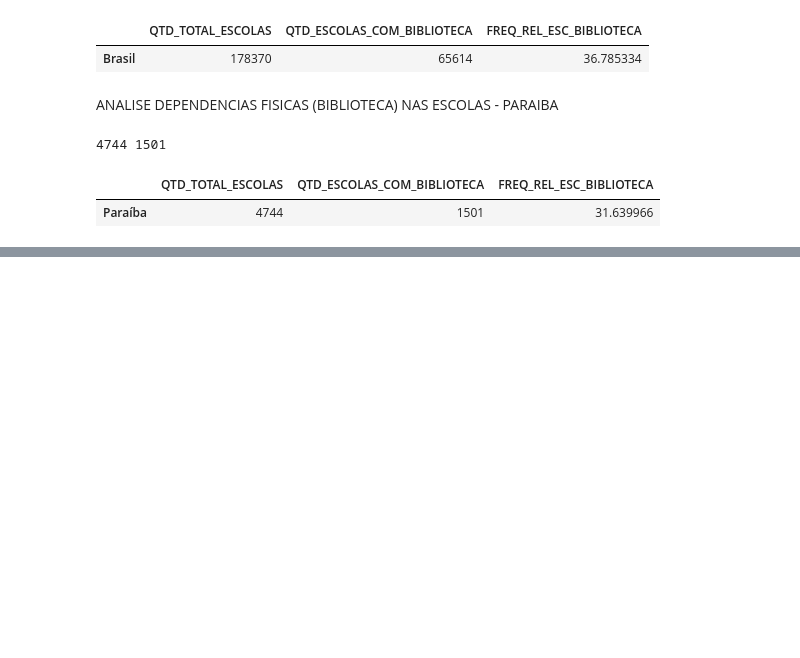
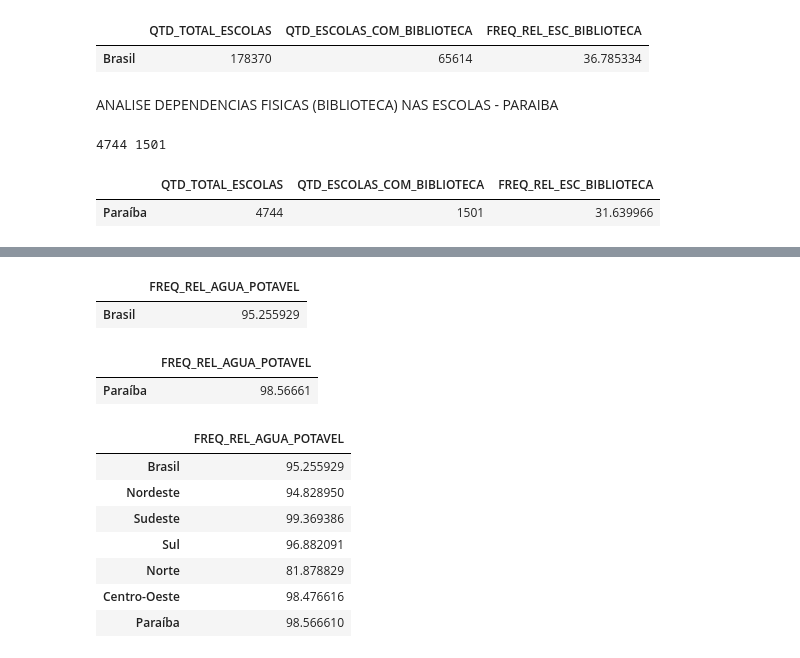
Before and after one commit to analluvias/dashboard, a Jupyter notebook: dashboard.ipynb, the cells around one changed output, grey strips where cells are left out. Drawn from its saved outputs; the diff is of its cells as text; code cells hidden in the pictures; blank space fills up the shorter version.

```diff
--- a/dashboard.ipynb
+++ b/dashboard.ipynb
@@ -591,0 +628,4 @@ dados_escolas_bib_pb
+# %%
+relaguareg = hfreq_agua["FREQ_REL_AGUA_POTAVEL"]
+relaguareg = pd.DataFrame(relaguareg)
+relaguareg
@@ -591,0 +639,27 @@ dados_escolas_bib_pb
+# %%
+relaguabr = dados_escolas_agua_brasil["FREQ_REL_AGUA_POTAVEL"]
+relaguabr = pd.DataFrame(relaguabr)
+relaguabr
+# %% [output]
+|  | FREQ_REL_AGUA_POTAVEL |
+| Brasil | 95.255929 |
+# %%
+relaguapb = dados_escolas_agua_pb["FREQ_REL_AGUA_POTAVEL"]
+relaguapb = pd.DataFrame(relaguapb)
+relaguapb
+# %% [output]
+|  | FREQ_REL_AGUA_POTAVEL |
+| Paraíba | 98.56661 |
+# %%
+freq_rel_agua_geral = relaguabr.append(relaguareg)
+freq_rel_agua_geral = freq_rel_agua_geral.append(relaguapb)
+freq_rel_agua_geral
+# %% [output]
+|  | FREQ_REL_AGUA_POTAVEL |
+| Brasil | 95.255929 |
+| Nordeste | 94.828950 |
+| Sudeste | 99.369386 |
+| Sul | 96.882091 |
+| Norte | 81.878829 |
+| Centro-Oeste | 98.476616 |
+| Paraíba | 98.566610 |
```
Also changed, not shown: parts of 19 cells of this notebook, 1 other file.
